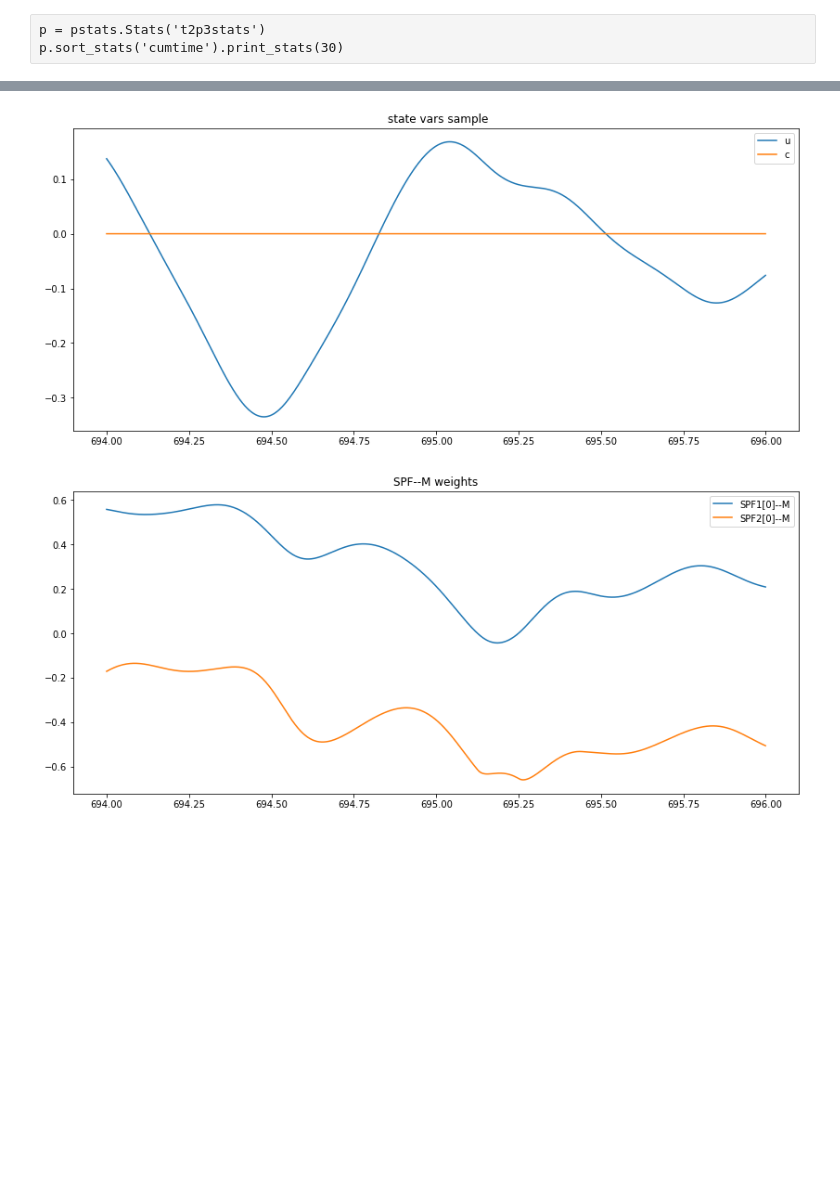
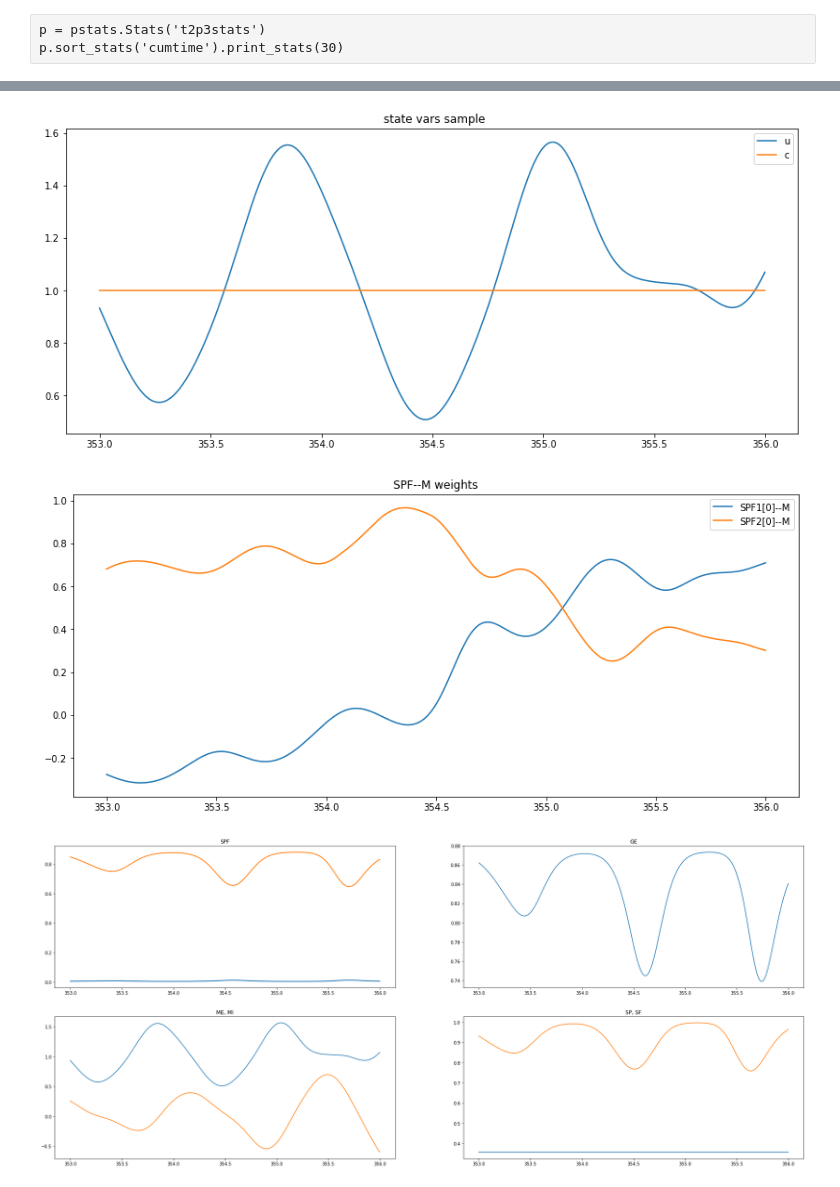
Before and after one commit to CNS-OIST/draculab, a Jupyter notebook: notebook/spinal/test2p4.ipynb, the cells around one changed output, grey strips where cells are left out. Drawn from its saved outputs; the diff is of its cells as text; code cells hidden in the pictures; blank space fills up the shorter version.

```diff
--- a/notebook/spinal/test2p4.ipynb
+++ b/notebook/spinal/test2p4.ipynb
@@ -49,7 +49,7 @@ def haar_matrix(dim):
 #  Configuration  #
 ##################
 N = 1 # size of each population
-t_pres = 150. # duration of each pattern presentation
+t_pres = 50. # duration of each pattern presentation
 M__P_type = 'identity' # type of M__P connections. See M__P_mats below
 M_type = "am2D" # "am_pm", "am", "am2D"
 SPF__M_syn_type = synapse_types.rga_ge # not much choice here
@@ -102,7 +102,7 @@ SPF1_params = {'type' : unit_types.out_norm_sig,
               'tau_mid': 0.2,  # 0.05
               'tau_slow' : 10., # 5
               'tau' : 0.05, #* randz(),
-              'des_out_w_abs_sum' : 1. }
+              'des_out_w_abs_sum' : 2. }
 SPF2_params = SPF1_params
 P_params = {'type' : unit_types.linear,
             'init_val' : 0.,
@@ -126,8 +126,8 @@ M_params = {'type' : M_syn_type,
             'n_ports' : 3,
             'omega' : 1.5*np.pi,
             'custom_inp_del' : 200,
-            'tau_fast': 0.005,
-            'tau_mid' : 0.05,
+            'tau_fast': 0.01,
+            'tau_mid' : 0.1,
             'tau_slow' : 1.,
             'delay' : 0.24,
             'A' : 1.,
@@ -219,7 +219,7 @@ SPF2__ME_conn = SPF1__ME_conn
 SPF1__MI_conn = SPF1__ME_conn
 SPF2__MI_conn = SPF1__ME_conn
 SPF1__ME_syn = {'type' : SPF__M_syn_type,
-                'lrate': 50.,
+                'lrate': 10.,
                 #'post_delay': del_steps,
                 'inp_ports': 0,
                 'max_w' : 2.,
@@ -316,7 +316,7 @@ if track_SPF__M_w:
     for idx in range(len(SPF1+SPF2)):
         net.units[SPF__M_track[idx]].set_function(SPF__M_fun(idx))
 # %%
-sim_time = 300.
+sim_time = 200.
 start_time = time.time()
 times, data, _  = net.flat_run(sim_time)
 print('Execution time is %s seconds' % (time.time() - start_time))
@@ -441,35 +440,49 @@ plt.show()
 # state var trackers
 M_track_fig = plt.figure(figsize=fs)
 track_data = np.array(data[M_track])
 plt.plot(times, data[M_track[0]])
 plt.plot(times, data[M_track[1]])
 if M_type == "am":
     plt.plot(times, data[M_track[2]])
 elif M_type == "am_pm":
     plt.plot(times, data[M_track[3]])
 if M_type == "am2D":
     plt.legend(['u','c'])
 else:
     plt.legend(['u','c','I'])
 #plt.plot(times, track_data.trose())
 #plt.plot(times, data[ME[0],:],'r')
 plt.title(' state vars sample')
 
 # weight tracking
 W_fig1 = plt.figure(figsize=fs)
 w_track_data1 = np.array(data[SPF__M_track[0:N]])
 w_track_data2 = np.array(data[SPF__M_track[N:]])
 plt.plot(times, w_track_data1.transpose())
 SPF__M_legends1 = ['SPF1['+str(i)+']--M' for i in range(N)]
 plt.plot(times, w_track_data2.transpose())
 SPF__M_legends2 = ['SPF2['+str(i)+']--M' for i in range(N)]
 plt.legend(SPF__M_legends1+SPF__M_legends2)
 plt.title('SPF--M weights')
 
+# joint plot
+joint_fig, axs = plt.subplots(2, 2, figsize=(2.2*fs[0], 2.2*fs[1]))
+axs[0][0].plot(times, SPF_data.transpose(), linewidth=2)
+axs[0][0].set_title('SPF')
+axs[0][1].plot(times, GE_data[0])
+axs[0][1].set_title('GE')
+axs[1][0].plot(times, ME_data.transpose())
+axs[1][0].plot(times, MI_data.transpose())
+axs[1][0].set_title('ME, MI')
+axs[1][1].plot(times, SP_data.transpose())
+axs[1][1].plot(times, SF_data.transpose())
+axs[1][1].set_title('SP, SF')
+
 plt.show()
 # %% [output]
-[figure, old version]
+[figure, new version]
-[figure, old version]
+[figure, new version]
+[figure, added]
 # %%
 m_id = 0
 for idx, syn in enumerate(net.syns[ME[m_id]]):
```
Also changed, not shown: parts of 8 cells of this notebook, 5 other files.
